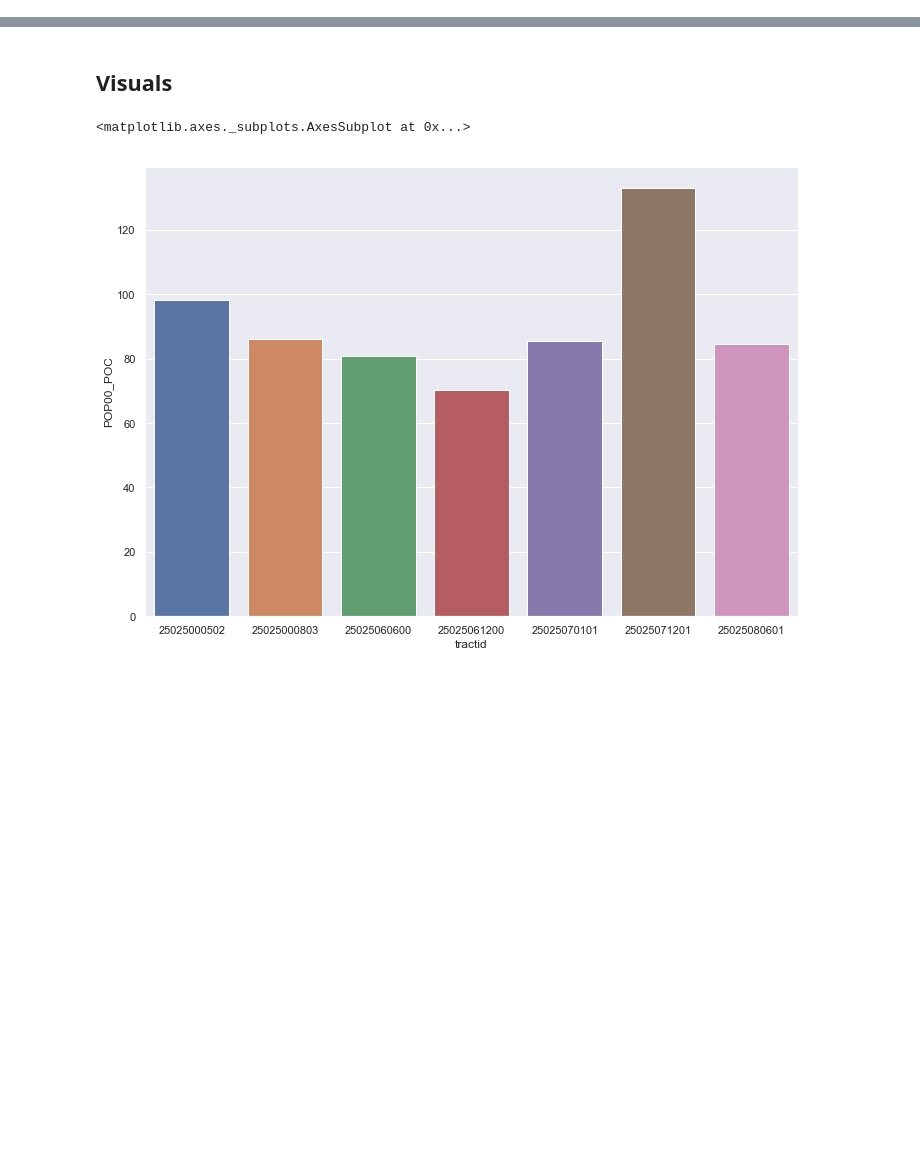
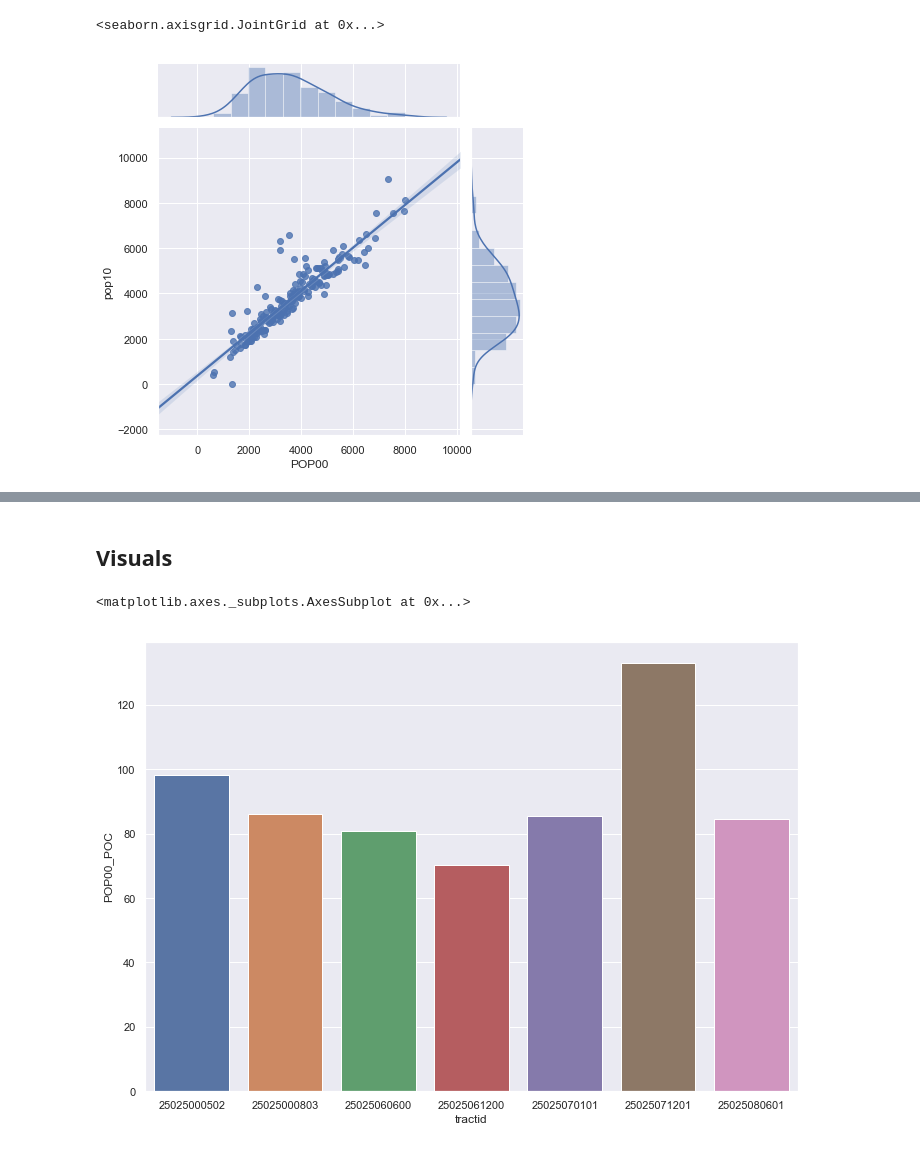
Before and after one commit to krbarounis/Predicting_Gentrification, a Jupyter notebook: EDA.ipynb, the cells around one changed output, grey strips where cells are left out. Drawn from its saved outputs; the diff is of its cells as text; code cells hidden in the pictures; blank space fills up the shorter version.

```diff
--- a/EDA.ipynb
+++ b/EDA.ipynb
@@ -50,0 +117,5 @@ df.drop(columns=['HAW00_POC','HAW00','haw10'],axis=1,inplace=True)
+# %%
+sns.jointplot(x='POP00',y='pop10',data=df,kind='reg')
+# %% [output]
+<seaborn.axisgrid.JointGrid at 0x...>
+[figure, added]
```
Also changed, not shown: parts of 28 cells of this notebook.
